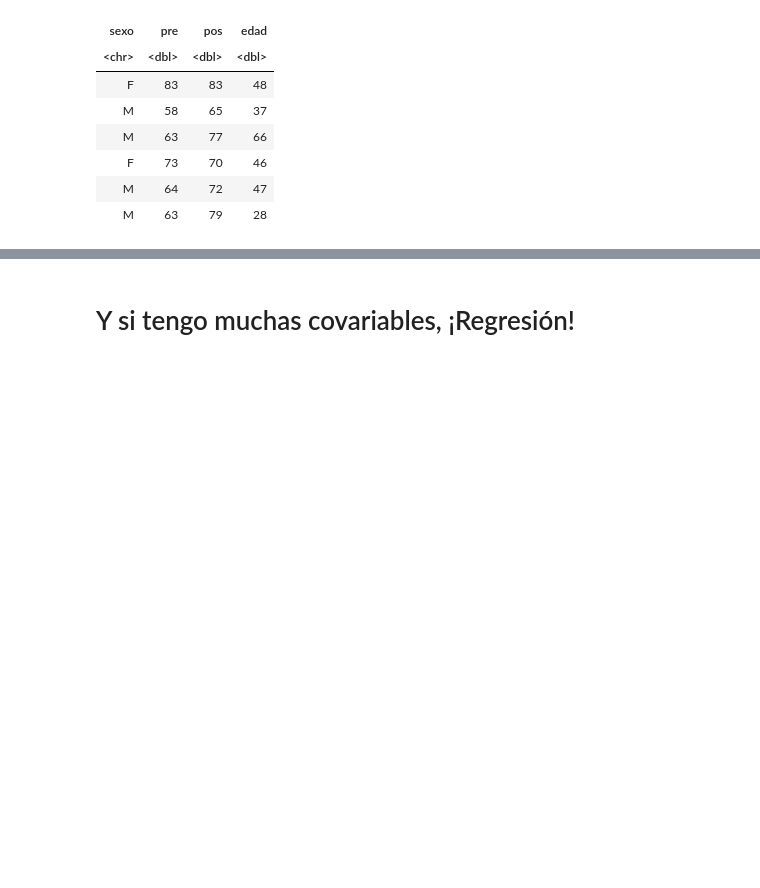
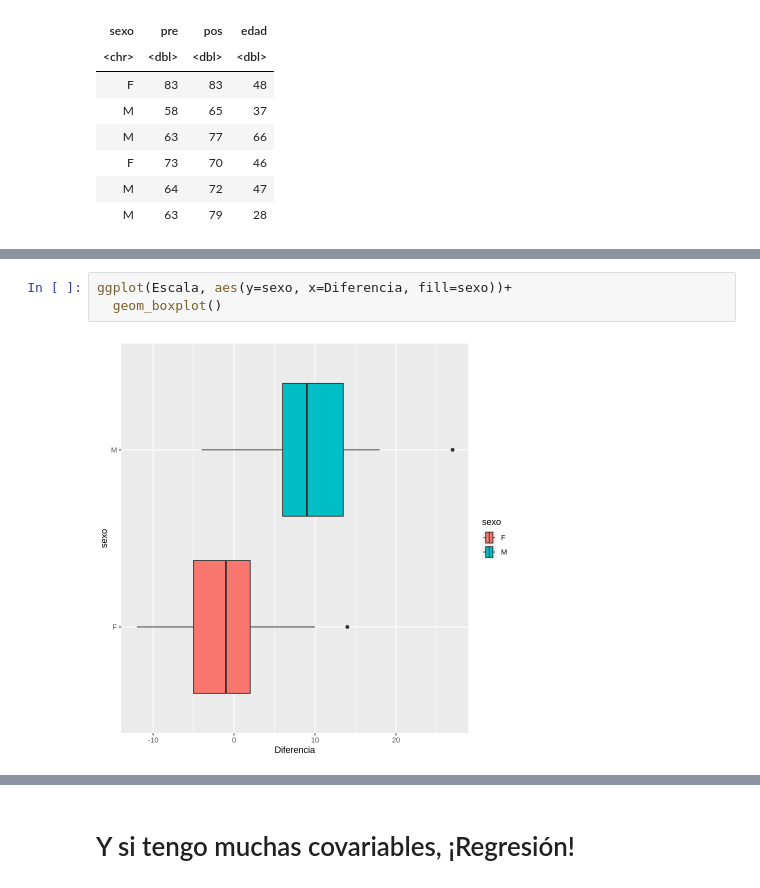
Before and after one commit to Cruzalirio/Unal-Enfermeria-, a Jupyter notebook: Cuadernos/Clase_8.ipynb, the cells around one changed output, grey strips where cells are left out. Drawn from its saved outputs; the diff is of its cells as text; blank space fills up the shorter version.

```diff
--- a/Cuadernos/Clase_8.ipynb
+++ b/Cuadernos/Clase_8.ipynb
@@ -479,0 +622,5 @@ A tibble: 6 × 4
+# %%
+ggplot(Escala, aes(y=sexo, x=Diferencia, fill=sexo))+
+  geom_boxplot()
+# %% [output]
+[figure, added]
```
Also changed, not shown: parts of 33 cells of this notebook.
